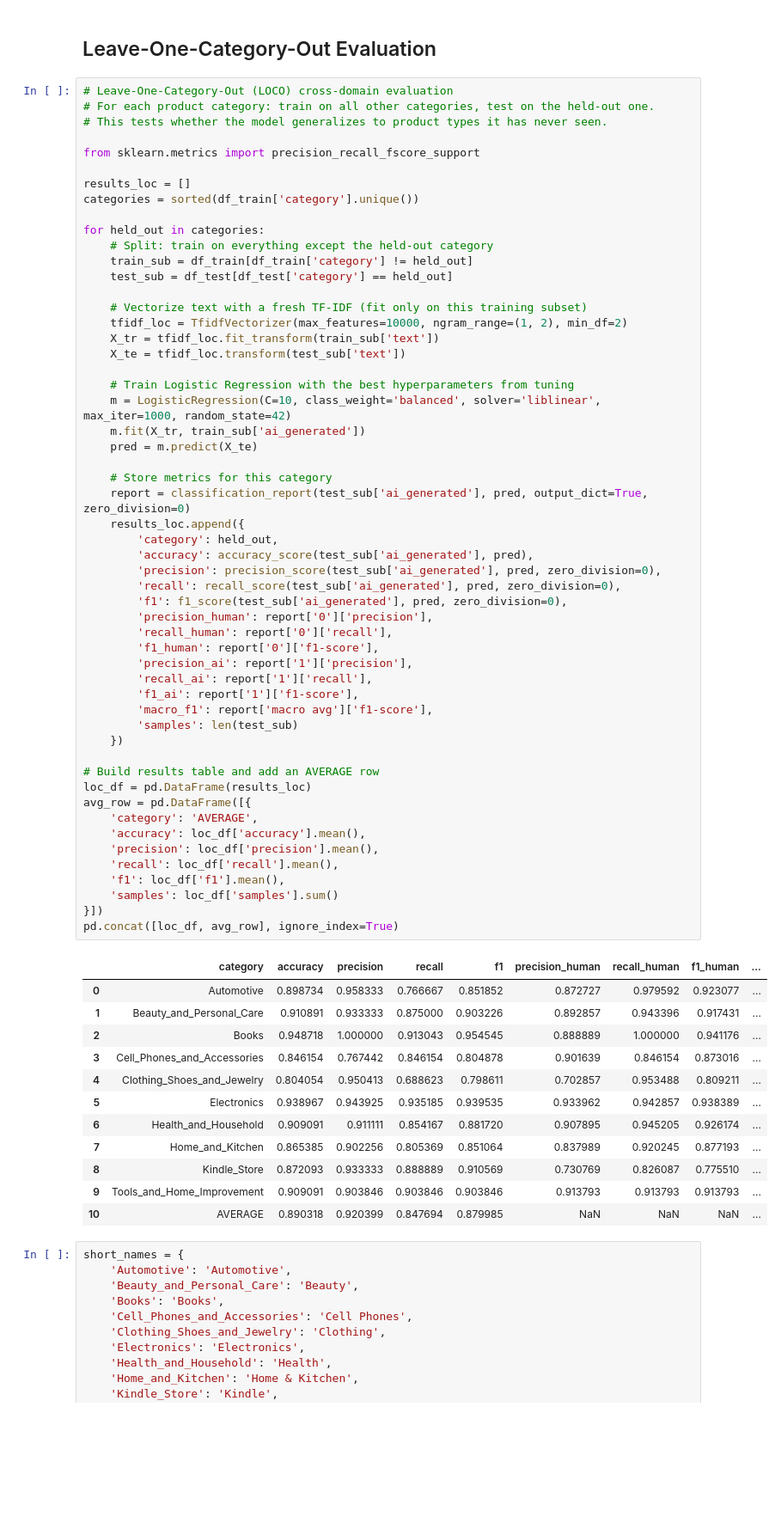
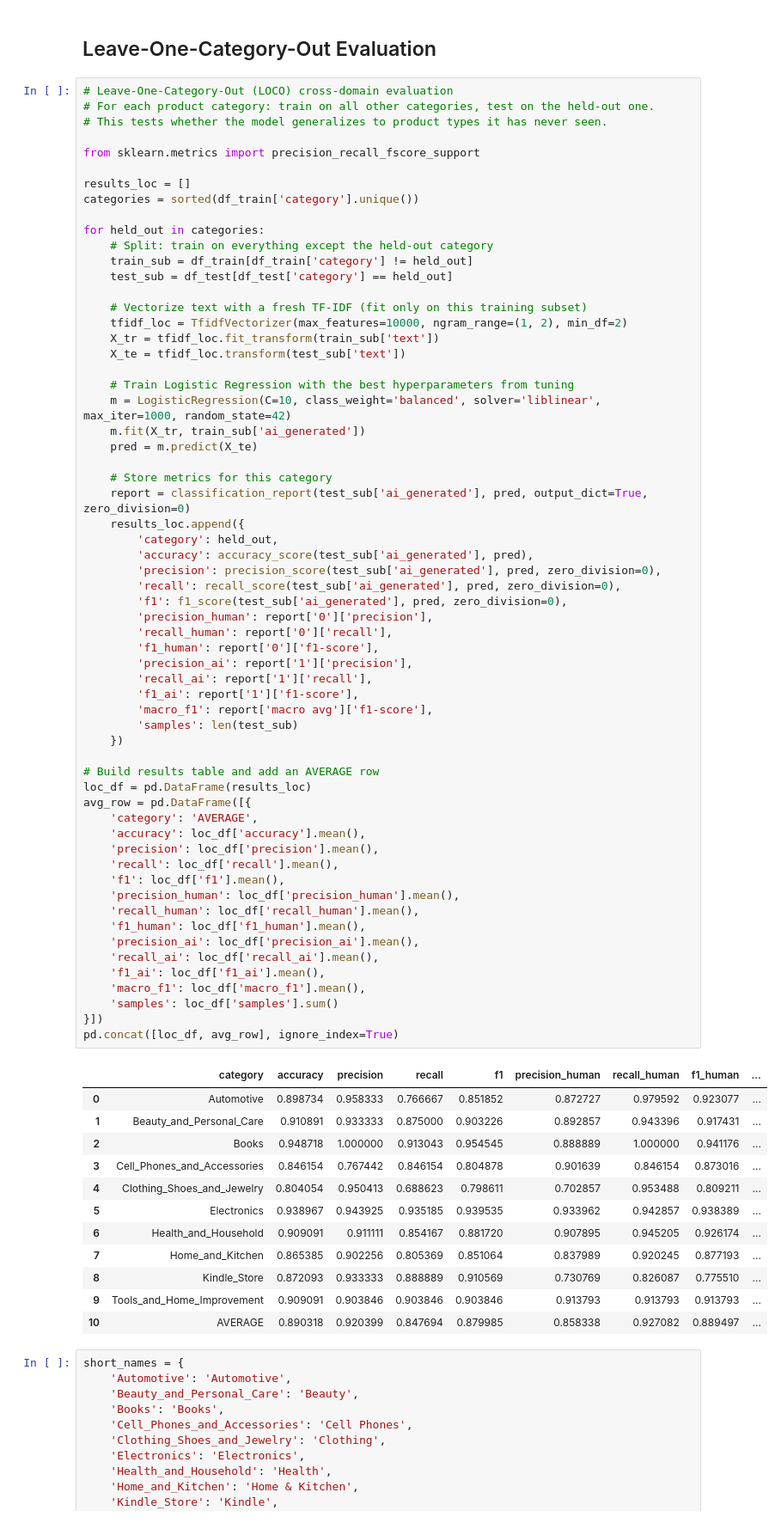
Before and after one commit to PhilM1Pro/ML-in-Applied-setting, a Jupyter notebook: TF-IDF_LR_Model.ipynb, the cells around one changed output. Shown at 86% size. Saved outputs shown, nothing was run; the diff lists cells and outputs as text; blank space fills up the shorter version.

```diff
--- a/TF-IDF_LR_Model.ipynb
+++ b/TF-IDF_LR_Model.ipynb
@@ -215,34 +215,41 @@ for held_out in categories:
         'precision_ai': report['1']['precision'],
         'recall_ai': report['1']['recall'],
         'f1_ai': report['1']['f1-score'],
         'macro_f1': report['macro avg']['f1-score'],
         'samples': len(test_sub)
     })
 
 # Build results table and add an AVERAGE row
 loc_df = pd.DataFrame(results_loc)
 avg_row = pd.DataFrame([{
     'category': 'AVERAGE',
     'accuracy': loc_df['accuracy'].mean(),
     'precision': loc_df['precision'].mean(),
     'recall': loc_df['recall'].mean(),
     'f1': loc_df['f1'].mean(),
+    'precision_human': loc_df['precision_human'].mean(),
+    'recall_human': loc_df['recall_human'].mean(),
+    'f1_human': loc_df['f1_human'].mean(),
+    'precision_ai': loc_df['precision_ai'].mean(),
+    'recall_ai': loc_df['recall_ai'].mean(),
+    'f1_ai': loc_df['f1_ai'].mean(),
+    'macro_f1': loc_df['macro_f1'].mean(),
     'samples': loc_df['samples'].sum()
 }])
 pd.concat([loc_df, avg_row], ignore_index=True)
 # %% [output]
 |  | category | accuracy | precision | recall | f1 | precision_human | recall_human | f1_human | ... |
 | 0 | Automotive | 0.898734 | 0.958333 | 0.766667 | 0.851852 | 0.872727 | 0.979592 | 0.923077 | ... |
 | 1 | Beauty_and_Personal_Care | 0.910891 | 0.933333 | 0.875000 | 0.903226 | 0.892857 | 0.943396 | 0.917431 | ... |
 | 2 | Books | 0.948718 | 1.000000 | 0.913043 | 0.954545 | 0.888889 | 1.000000 | 0.941176 | ... |
 | 3 | Cell_Phones_and_Accessories | 0.846154 | 0.767442 | 0.846154 | 0.804878 | 0.901639 | 0.846154 | 0.873016 | ... |
 | 4 | Clothing_Shoes_and_Jewelry | 0.804054 | 0.950413 | 0.688623 | 0.798611 | 0.702857 | 0.953488 | 0.809211 | ... |
 | 5 | Electronics | 0.938967 | 0.943925 | 0.935185 | 0.939535 | 0.933962 | 0.942857 | 0.938389 | ... |
 | 6 | Health_and_Household | 0.909091 | 0.911111 | 0.854167 | 0.881720 | 0.907895 | 0.945205 | 0.926174 | ... |
 | 7 | Home_and_Kitchen | 0.865385 | 0.902256 | 0.805369 | 0.851064 | 0.837989 | 0.920245 | 0.877193 | ... |
 | 8 | Kindle_Store | 0.872093 | 0.933333 | 0.888889 | 0.910569 | 0.730769 | 0.826087 | 0.775510 | ... |
 | 9 | Tools_and_Home_Improvement | 0.909091 | 0.903846 | 0.903846 | 0.903846 | 0.913793 | 0.913793 | 0.913793 | ... |
-| 10 | AVERAGE | 0.890318 | 0.920399 | 0.847694 | 0.879985 | NaN | NaN | NaN | ... |
+| 10 | AVERAGE | 0.890318 | 0.920399 | 0.847694 | 0.879985 | 0.858338 | 0.927082 | 0.889497 | ... |
 # %%
 short_names = {
     'Automotive': 'Automotive',
```
Also changed, not shown: parts of 1 cell of this notebook, 1 other file.
